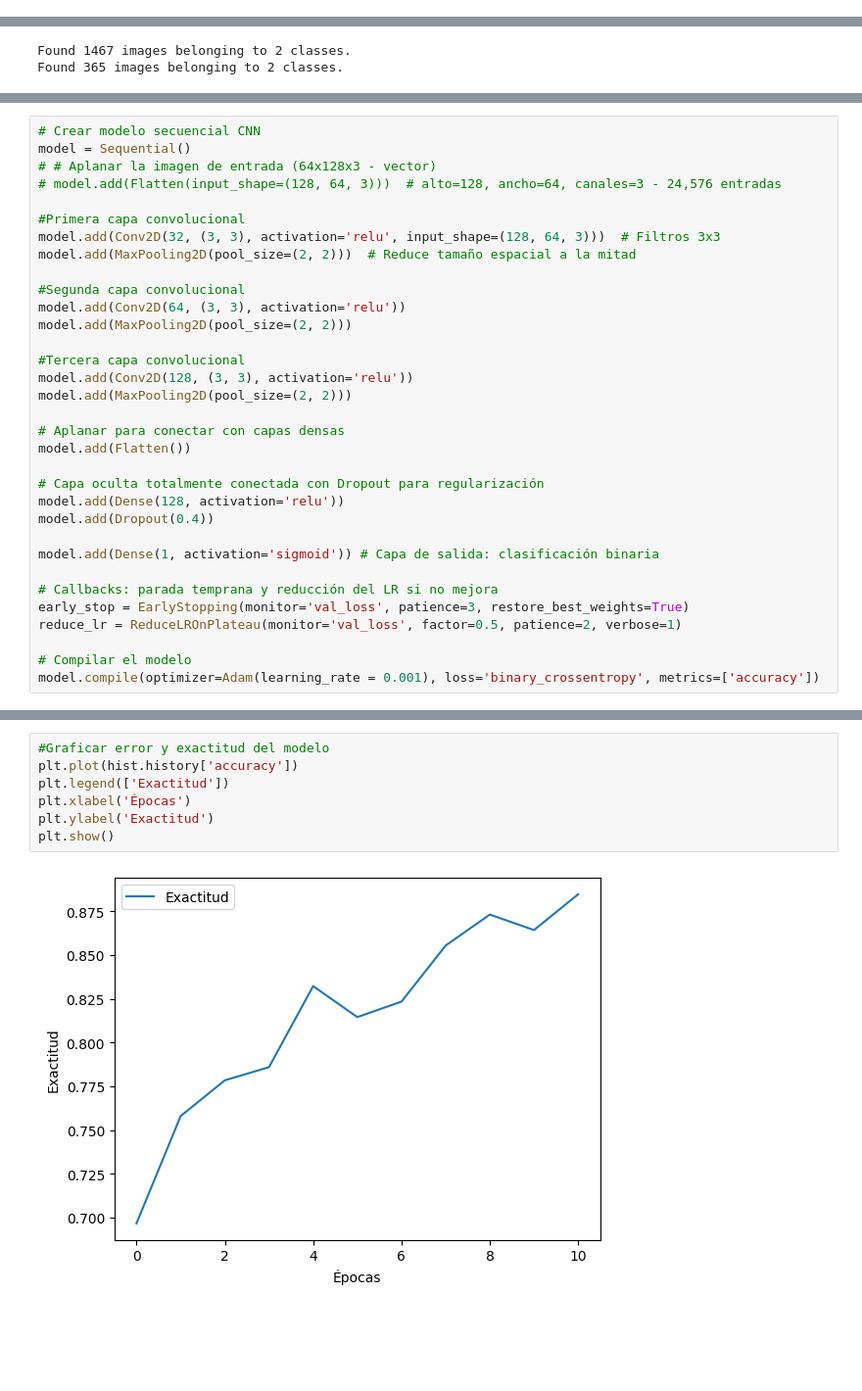
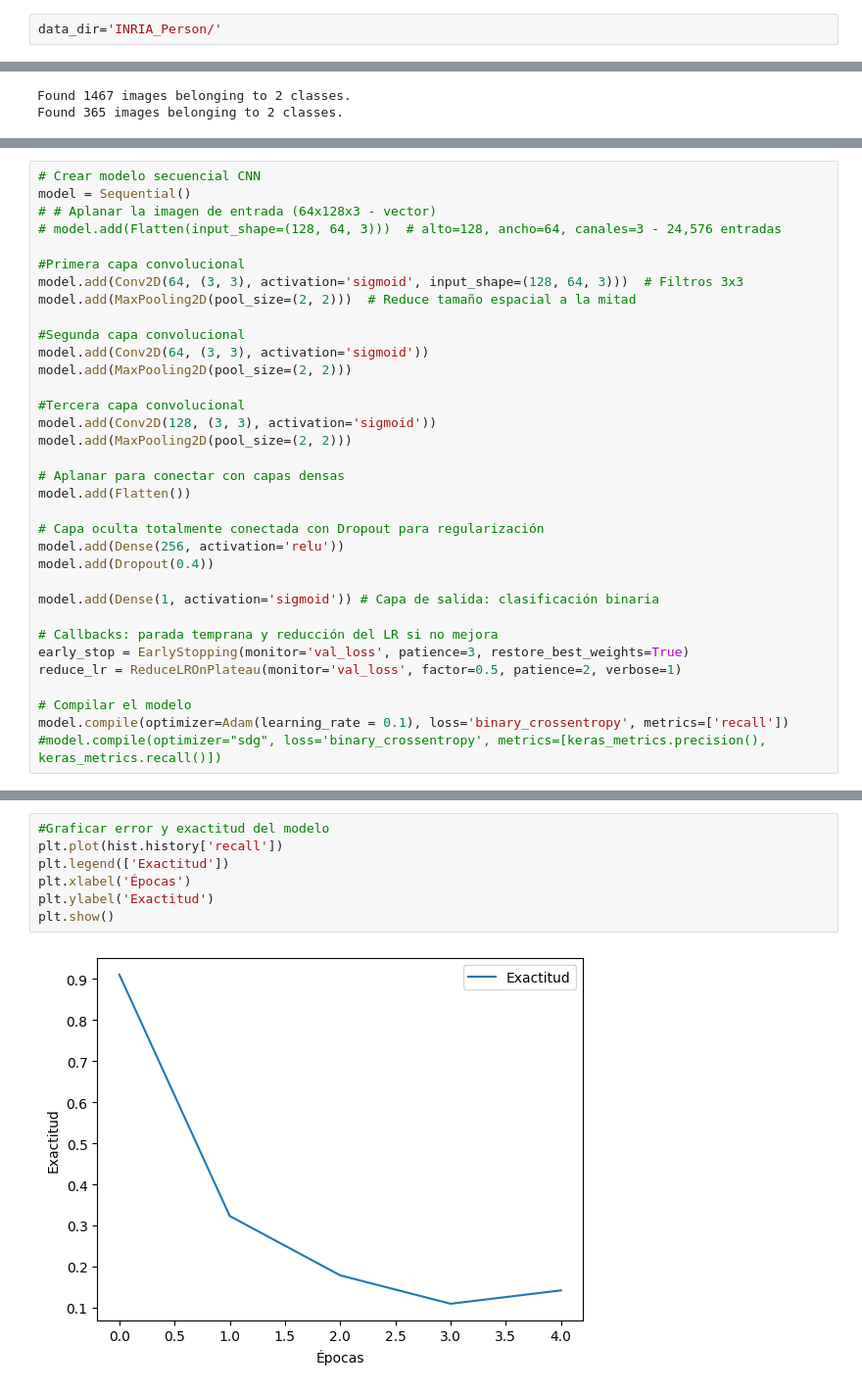
Before and after one commit to MarceloIsmael21/Vehiculos-Autonomos, a Jupyter notebook: Deteccion_peatones_Keras.ipynb, the cells around one changed output, grey strips where cells are left out. Shown: that part at 98% size. Saved outputs shown, nothing was run; the diff lists cells and outputs as text; blank space fills up the shorter version.

```diff
--- a/Deteccion_peatones_Keras.ipynb
+++ b/Deteccion_peatones_Keras.ipynb
@@ -9,3 +9,5 @@ Drive already mounted at /content/drive; to attempt to forcibly remount, call dr
+# %%
+data_dir='INRIA_Person/'
 # %%
 # Importar librerías usadas en la aplicación
 # !pip install keras
@@ -97,22 +100,22 @@ model = Sequential()
 # model.add(Flatten(input_shape=(128, 64, 3)))  # alto=128, ancho=64, canales=3 - 24,576 entradas
 
 #Primera capa convolucional
-model.add(Conv2D(32, (3, 3), activation='relu', input_shape=(128, 64, 3)))  # Filtros 3x3
+model.add(Conv2D(64, (3, 3), activation='sigmoid', input_shape=(128, 64, 3)))  # Filtros 3x3
 model.add(MaxPooling2D(pool_size=(2, 2)))  # Reduce tamaño espacial a la mitad
 
 #Segunda capa convolucional
-model.add(Conv2D(64, (3, 3), activation='relu'))
+model.add(Conv2D(64, (3, 3), activation='sigmoid'))
 model.add(MaxPooling2D(pool_size=(2, 2)))
 
 #Tercera capa convolucional
-model.add(Conv2D(128, (3, 3), activation='relu'))
+model.add(Conv2D(128, (3, 3), activation='sigmoid'))
 model.add(MaxPooling2D(pool_size=(2, 2)))
 
 # Aplanar para conectar con capas densas
 model.add(Flatten())
 
 # Capa oculta totalmente conectada con Dropout para regularización
-model.add(Dense(128, activation='relu'))
+model.add(Dense(256, activation='relu'))
 model.add(Dropout(0.4))
 
 model.add(Dense(1, activation='sigmoid')) # Capa de salida: clasificación binaria
@@ -122,7 +125,8 @@ early_stop = EarlyStopping(monitor='val_loss', patience=3, restore_best_weights=
 reduce_lr = ReduceLROnPlateau(monitor='val_loss', factor=0.5, patience=2, verbose=1)
 
 # Compilar el modelo
-model.compile(optimizer=Adam(learning_rate = 0.001), loss='binary_crossentropy', metrics=['accuracy'])
+model.compile(optimizer=Adam(learning_rate = 0.1), loss='binary_crossentropy', metrics=['recall'])
+#model.compile(optimizer="sdg", loss='binary_crossentropy', metrics=[keras_metrics.precision(), keras_metrics.recall()])
 # %%
 #Resumen del modelo
 model.summary()
@@ -172,12 +175,12 @@ Epoch 11/20
 # %%
 #Graficar error y exactitud del modelo
-plt.plot(hist.history['accuracy'])
+plt.plot(hist.history['recall'])
 plt.legend(['Exactitud'])
 plt.xlabel('Épocas')
 plt.ylabel('Exactitud')
 plt.show()
 # %% [output]
-[figure, old version]
+[figure, new version]
 # %%
 plt.plot(hist.history['loss'])
 plt.legend(['Error'])
```
Also changed, not shown: parts of 7 cells of this notebook.
